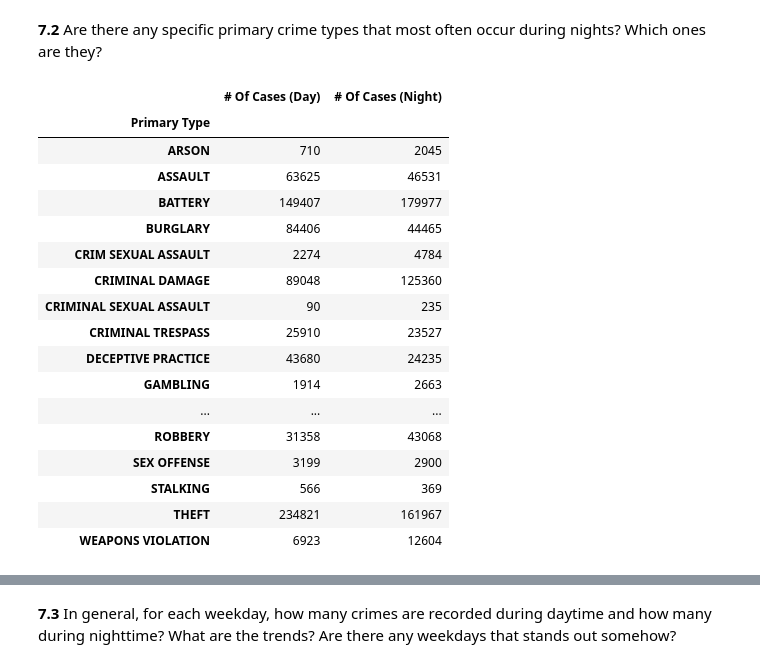
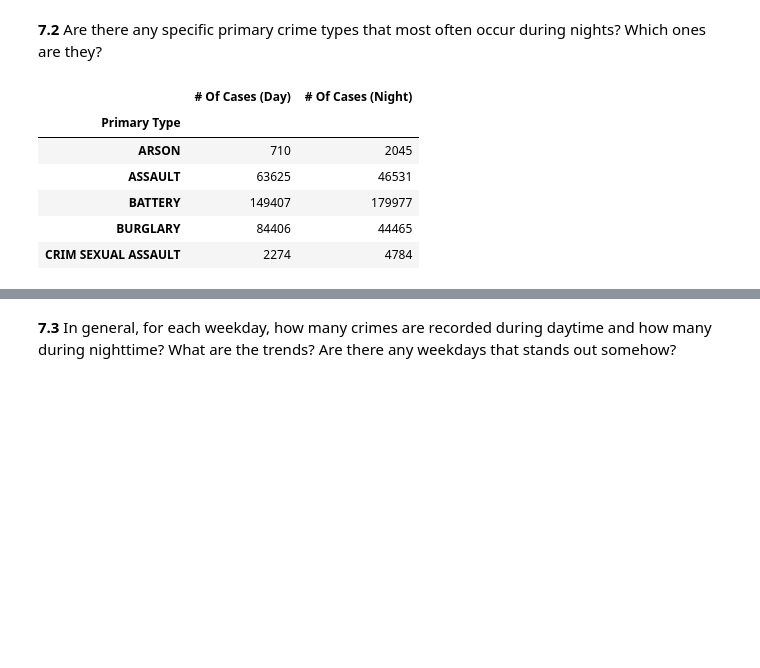
Before and after one commit to SVMino53/aiM24_Databehandling_Inlamning, a Jupyter notebook: Isak_Forsberg_databehandling.ipynb, the cells around one changed output, grey strips where cells are left out. Drawn from its saved outputs; the diff is of its cells as text; code cells hidden in the pictures; blank space fills up the shorter version.

```diff
--- a/chicago.ipynb
+++ b/Isak_Forsberg_databehandling.ipynb
@@ -590,28 +580,17 @@ There are more crimes reported during daytime.
 # %%
 daytime_type_counts_df = pd.DataFrame(daytime_crimes_df["Primary Type"].value_counts()).rename(columns={"count": "# Of Cases (Day)"})
 nighttime_type_counts_df = pd.DataFrame(nighttime_crimes_df["Primary Type"].value_counts()).rename(columns={"count": "# Of Cases (Night)"})
 day_night_type_counts_df = pd.merge(daytime_type_counts_df, nighttime_type_counts_df, "outer", on="Primary Type").fillna(0)
 day_night_type_counts_df["# Of Cases (Day)"] = day_night_type_counts_df["# Of Cases (Day)"].astype(int)
-day_night_type_counts_df
+day_night_type_counts_df.head()
 # %% [output]
 |  | # Of Cases (Day) | # Of Cases (Night) |
 | Primary Type |  |  |
 | ARSON | 710 | 2045 |
 | ASSAULT | 63625 | 46531 |
 | BATTERY | 149407 | 179977 |
 | BURGLARY | 84406 | 44465 |
 | CRIM SEXUAL ASSAULT | 2274 | 4784 |
-| CRIMINAL DAMAGE | 89048 | 125360 |
-| CRIMINAL SEXUAL ASSAULT | 90 | 235 |
-| CRIMINAL TRESPASS | 25910 | 23527 |
-| DECEPTIVE PRACTICE | 43680 | 24235 |
-| GAMBLING | 1914 | 2663 |
-| ... | ... | ... |
-| ROBBERY | 31358 | 43068 |
-| SEX OFFENSE | 3199 | 2900 |
-| STALKING | 566 | 369 |
-| THEFT | 234821 | 161967 |
-| WEAPONS VIOLATION | 6923 | 12604 |
 # %%
 mostly_night_crimes_mask = day_night_type_counts_df["# Of Cases (Day)"] < day_night_type_counts_df["# Of Cases (Night)"]
 mostly_night_crimes = list(day_night_type_counts_df.index[mostly_night_crimes_mask])
```
Also changed, not shown: parts of 15 cells of this notebook.
